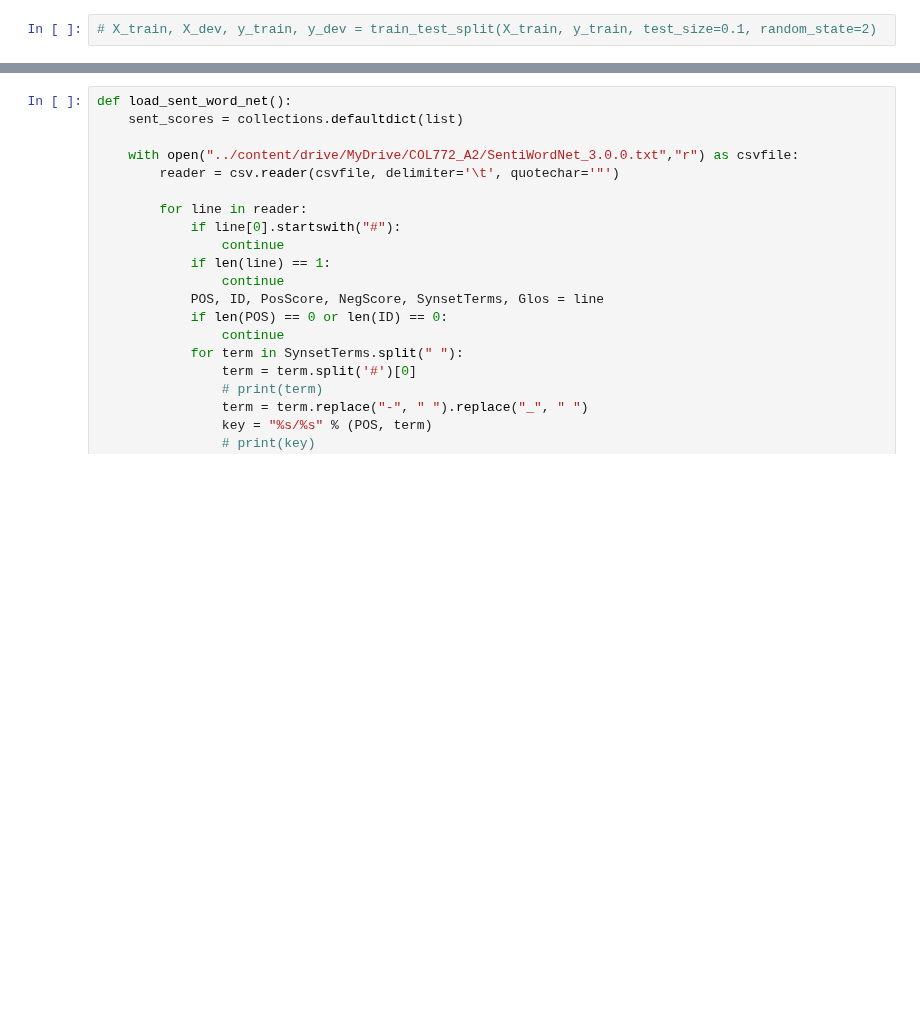
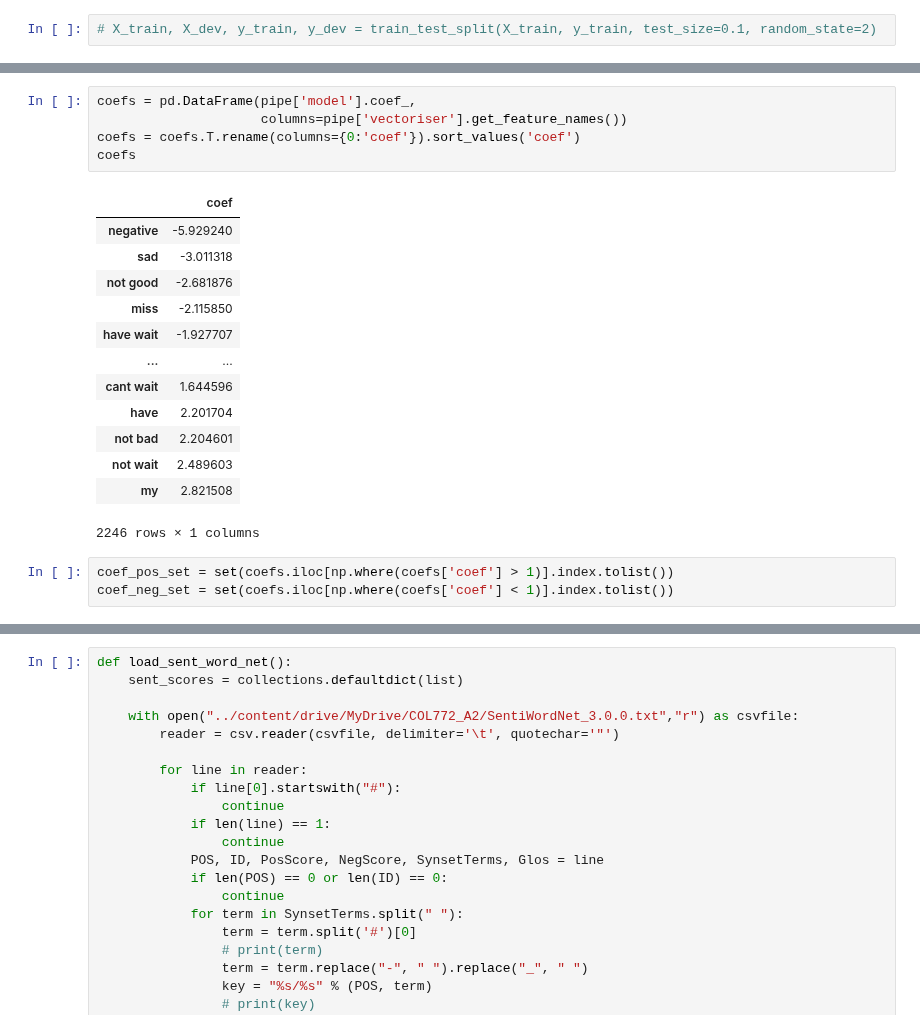
Before and after one commit to rachit-0032/col772, a Jupyter notebook: A2 - Twitter Sentiment Mining/submission.ipynb, the cells around one changed output, grey strips where cells are left out. Cells and saved outputs as stored; diff of their text form; blank space fills up the shorter version.

Commit message:
Pos Neg works good. 80.2157 with LR, without stopwords and bigrams only

```diff
--- a/A2 - Twitter Sentiment Mining/submission.ipynb
+++ b/A2 - Twitter Sentiment Mining/submission.ipynb
@@ -701,0 +719,22 @@ from sklearn.metrics import roc_curve, auc
+# %%
+coefs = pd.DataFrame(pipe['model'].coef_,
+                     columns=pipe['vectoriser'].get_feature_names())
+coefs = coefs.T.rename(columns={0:'coef'}).sort_values('coef')
+coefs
+# %% [output]
+|  | coef |
+| negative | -5.929240 |
+| sad | -3.011318 |
+| not good | -2.681876 |
+| miss | -2.115850 |
+| have wait | -1.927707 |
+| ... | ... |
+| cant wait | 1.644596 |
+| have | 2.201704 |
+| not bad | 2.204601 |
+| not wait | 2.489603 |
+| my | 2.821508 |
+2246 rows × 1 columns
+# %%
+coef_pos_set = set(coefs.iloc[np.where(coefs['coef'] > 1)].index.tolist())
+coef_neg_set = set(coefs.iloc[np.where(coefs['coef'] < 1)].index.tolist())
```
Also changed, not shown: parts of 47 cells of this notebook.
